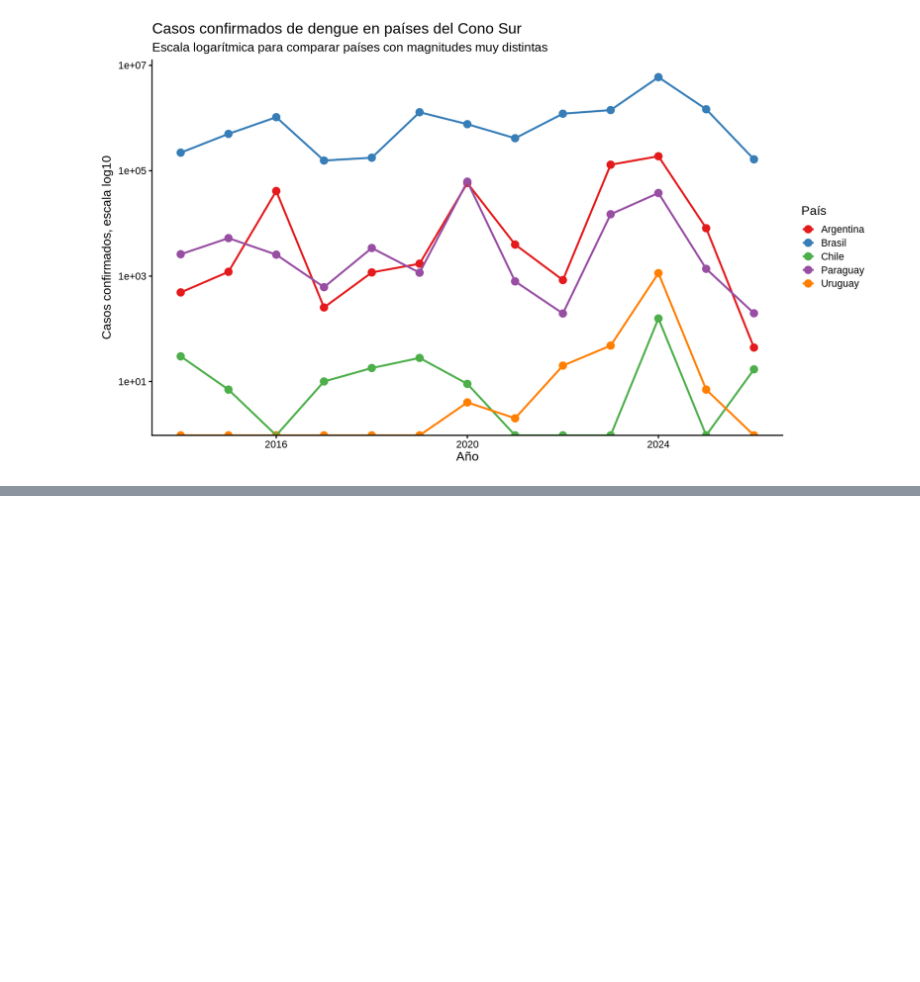
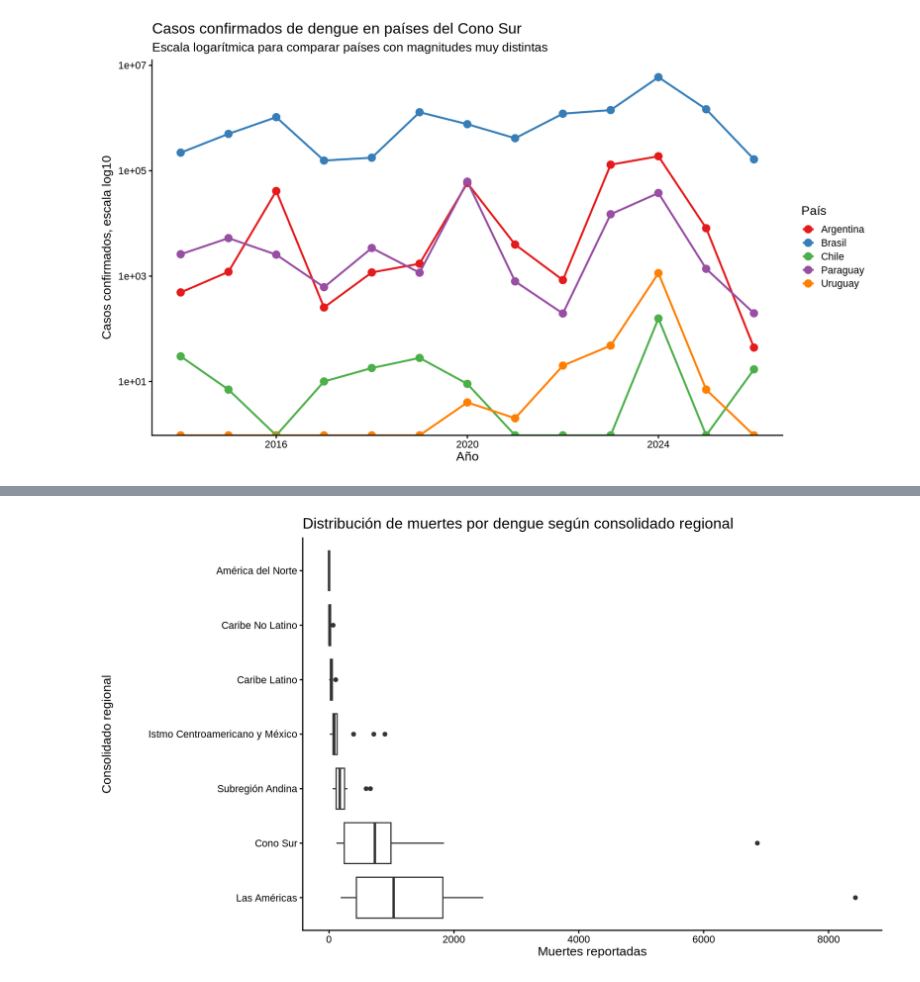
Before and after one commit to Merenguimona/act2_Adatos, a Jupyter notebook: NOTEBOOKS/EDA_DENGUE_AM.ipynb, the cells around one changed output, grey strips where cells are left out. Saved outputs shown, nothing was run; the diff lists cells and outputs as text; code cells hidden in the pictures; blank space fills up the shorter version.

```diff
--- a/NOTEBOOKS/EDA_DENGUE_AM.ipynb
+++ b/NOTEBOOKS/EDA_DENGUE_AM.ipynb
@@ -506,0 +603,16 @@ Warning message in scale_y_log10():
+# %%
+#BOXPLOT DE LA DISTIBUCIÓN DE MUERTES POR REGIÓN
+
+ggplot(dengue_regional,
+       aes(x = fct_reorder(country_sp, deaths, .fun = median, na.rm = TRUE, .desc = TRUE),
+           y = deaths)) +
+  geom_boxplot() +
+  coord_flip() +
+  labs(
+    title = "Distribución de muertes por dengue según consolidado regional",
+    x = "Consolidado regional",
+    y = "Muertes reportadas"
+  ) +
+  theme_classic(base_size = 16)
+# %% [output]
+[figure, added]
```
Also changed, not shown: parts of 16 cells of this notebook.
